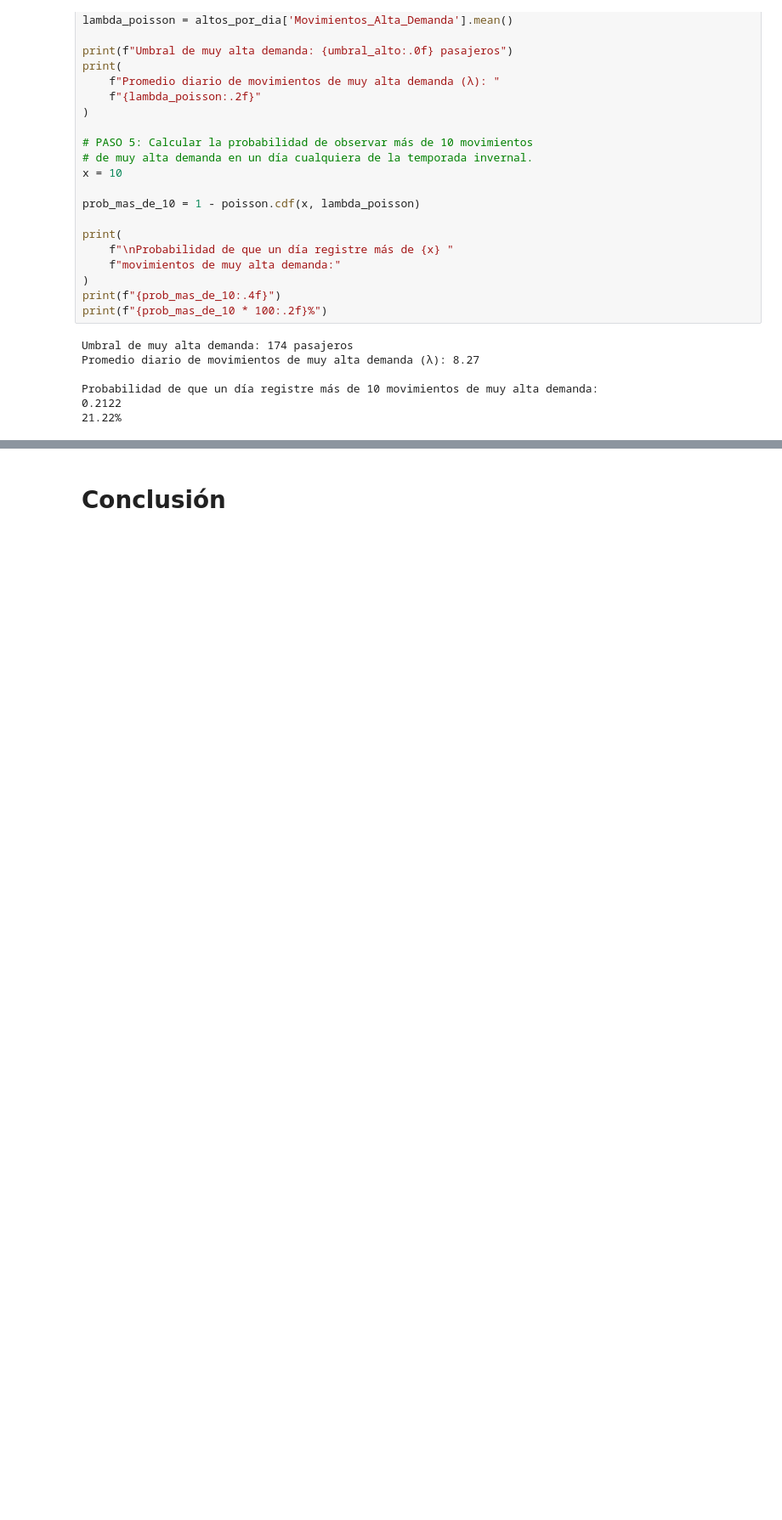
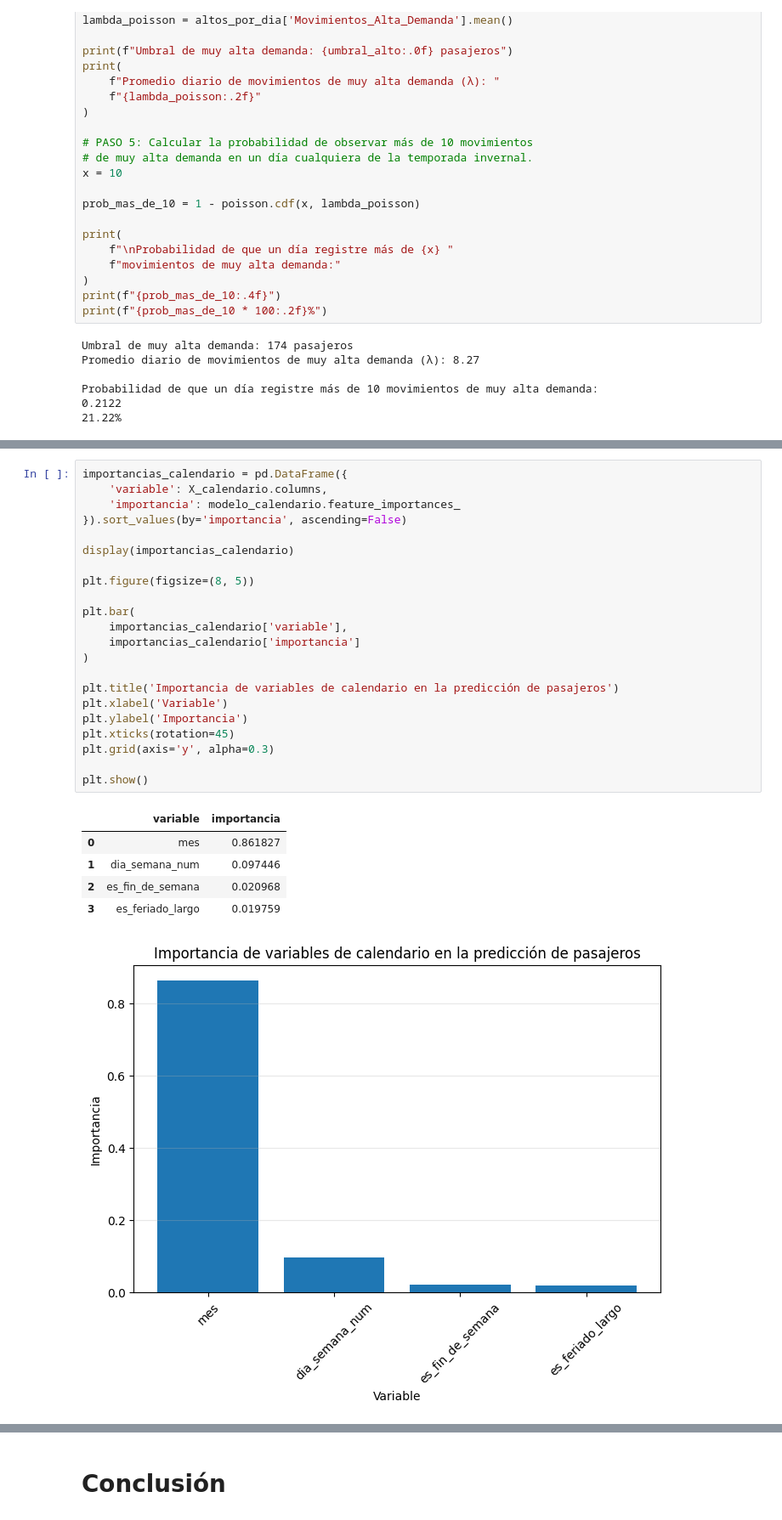
Before and after one commit to mletelle/MateIV_Transporte_Publico, a Jupyter notebook: TP_ Bariloche CS Datos.ipynb, the cells around one changed output, grey strips where cells are left out. Shown at 85% size. Cells and saved outputs as stored; diff of their text form; blank space fills up the shorter version.

```diff
--- a/TP_ Bariloche CS Datos.ipynb
+++ b/TP_ Bariloche CS Datos.ipynb
@@ -775,0 +1184,29 @@ El análisis mediante un modelo de Poisson indica que durante la temporada inver
+# %%
+importancias_calendario = pd.DataFrame({
+    'variable': X_calendario.columns,
+    'importancia': modelo_calendario.feature_importances_
+}).sort_values(by='importancia', ascending=False)
+
+display(importancias_calendario)
+
+plt.figure(figsize=(8, 5))
+
+plt.bar(
+    importancias_calendario['variable'],
+    importancias_calendario['importancia']
+)
+
+plt.title('Importancia de variables de calendario en la predicción de pasajeros')
+plt.xlabel('Variable')
+plt.ylabel('Importancia')
+plt.xticks(rotation=45)
+plt.grid(axis='y', alpha=0.3)
+
+plt.show()
+# %% [output]
+|  | variable | importancia |
+| 0 | mes | 0.861827 |
+| 1 | dia_semana_num | 0.097446 |
+| 2 | es_fin_de_semana | 0.020968 |
+| 3 | es_feriado_largo | 0.019759 |
+[figure, added]
```
Also changed, not shown: parts of 39 cells of this notebook.
